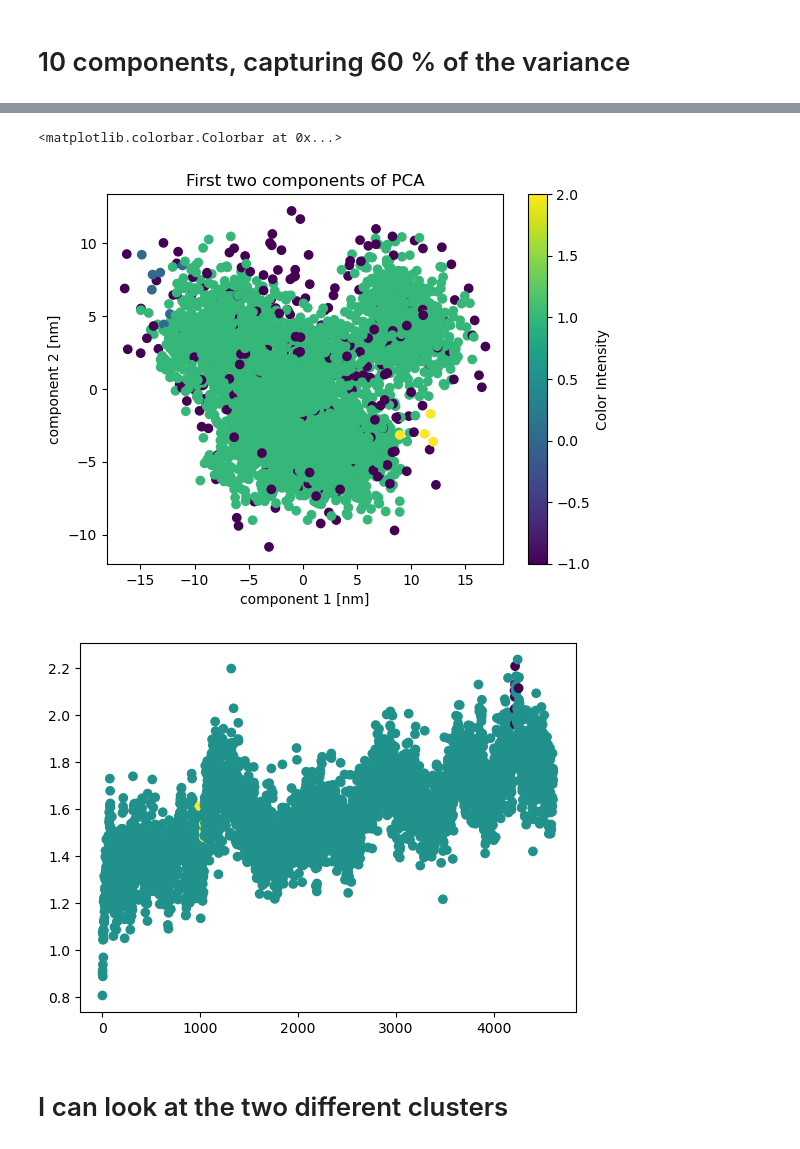
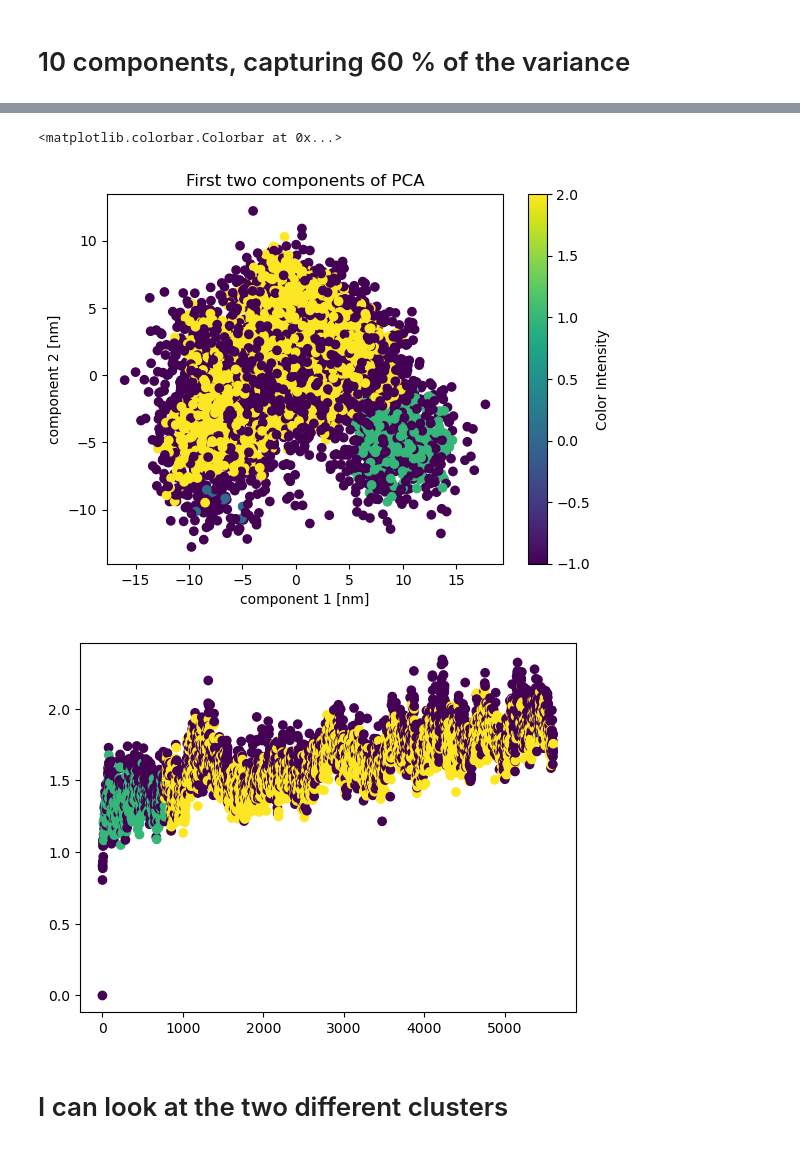
Before and after one commit to gac-uni/cbp_final2, a Jupyter notebook: notebooks/mtx/clustering.ipynb, the cells around one changed output, grey strips where cells are left out. Cells and saved outputs as stored; diff of their text form; code cells hidden in the pictures.

```diff
--- a/notebooks/mtx/clustering.ipynb
+++ b/notebooks/mtx/clustering.ipynb
@@ -166,6 +166,6 @@ plt.colorbar()
 # %%
-opt_mcs = 4
-opt_eps = .9
+opt_mcs = 6
+opt_eps = 1.1
 clust = HDBSCAN(min_cluster_size = opt_mcs,
                 cluster_selection_epsilon = opt_eps)
 
@@ -178,16 +178,16 @@ plt.ylabel("component 2 [nm]")
 plt.colorbar(scatter, label = 'Color Intensity')
 # %% [output]
 <matplotlib.colorbar.Colorbar at 0x...>
-[figure, old version]
+[figure, new version]
 # %%
 rmsd_file = "/home/giacomo/comp_bio/cbp_final/data_3eig/03_analyzed/rmsd.csv"
 rmsd = np.loadtxt(rmsd_file, delimiter = ",", skiprows = 1)
 # %%
 rmsd_plot = rmsd[labels != -1]
 labels_plot = labels[labels != -1]
-scatter = plt.scatter(rmsd_plot[:, 0], rmsd_plot[:, 1], c=labels_plot)
+scatter = plt.scatter(rmsd[:, 0], rmsd[:, 1], c=labels)
 # %% [output]
-[figure, old version]
+[figure, new version]
 # %% [markdown]
 # I can look at the two different clusters
 # %%
```
Also changed, not shown: parts of 6 cells of this notebook, 50 other files.
